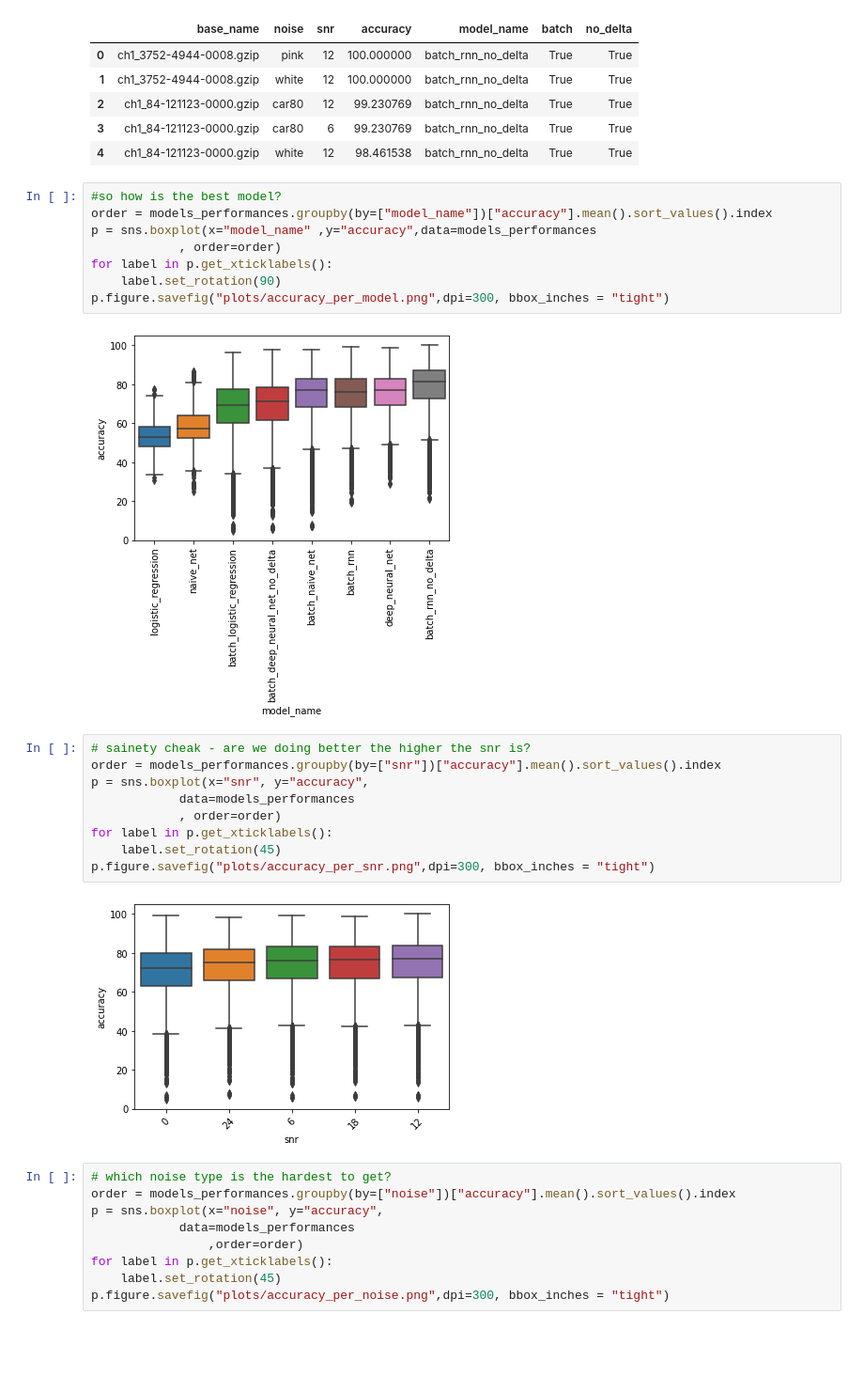
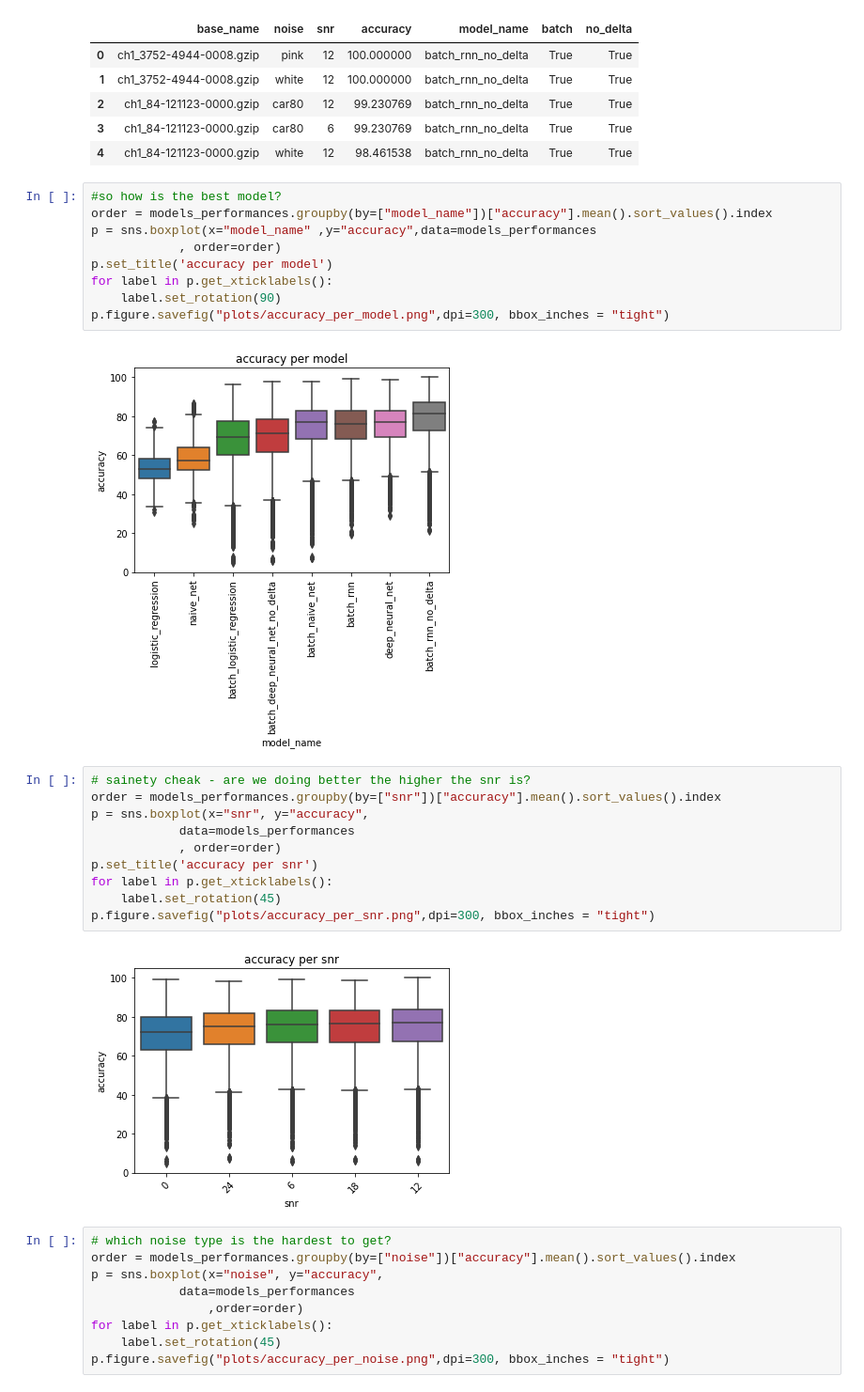
Before and after one commit to untergunter/voice-activity-detection, a Jupyter notebook: results_analysis.ipynb, the cells around one changed output. Shown: that part at 94% size. Saved outputs shown, nothing was run; the diff lists cells and outputs as text; blank space fills up the shorter version.

Commit message:
plots with titles

```diff
--- a/results_analysis.ipynb
+++ b/results_analysis.ipynb
@@ -44,22 +44,24 @@ models_performances.head()
 order = models_performances.groupby(by=["model_name"])["accuracy"].mean().sort_values().index
 p = sns.boxplot(x="model_name" ,y="accuracy",data=models_performances
             , order=order)
+p.set_title('accuracy per model')
 for label in p.get_xticklabels():
     label.set_rotation(90)
 p.figure.savefig("plots/accuracy_per_model.png",dpi=300, bbox_inches = "tight")
 # %% [output]
-[figure, old version]
+[figure, new version]
 # %%
 # sainety cheak - are we doing better the higher the snr is?
 order = models_performances.groupby(by=["snr"])["accuracy"].mean().sort_values().index
 p = sns.boxplot(x="snr", y="accuracy",
             data=models_performances
             , order=order)
+p.set_title('accuracy per snr')
 for label in p.get_xticklabels():
     label.set_rotation(45)
 p.figure.savefig("plots/accuracy_per_snr.png",dpi=300, bbox_inches = "tight")
 # %% [output]
-[figure, old version]
+[figure, new version]
 # %%
 # which noise type is the hardest to get?
 order = models_performances.groupby(by=["noise"])["accuracy"].mean().sort_values().index
```
